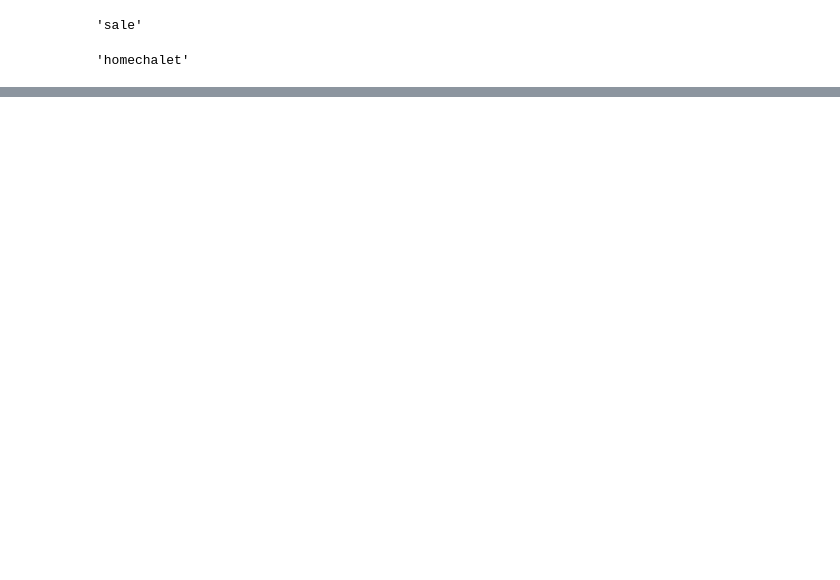
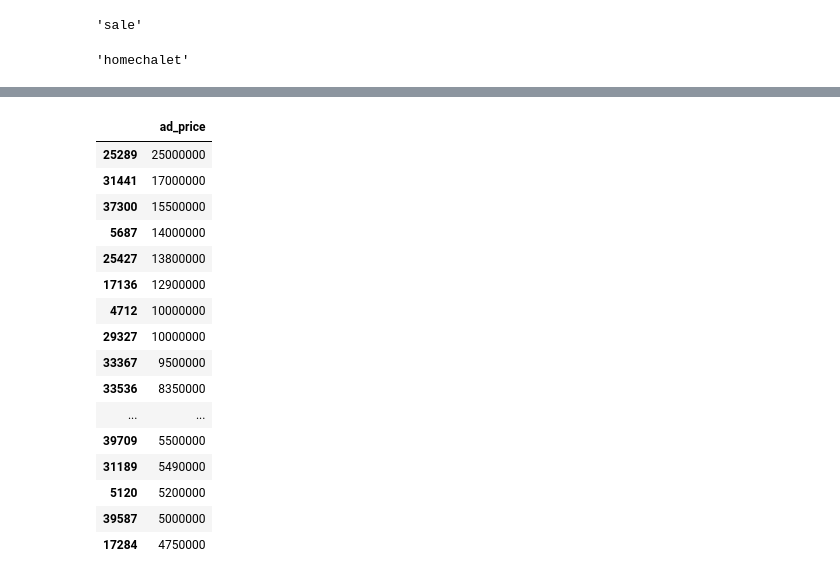
Before and after one commit to marcoayora/final_project, a Jupyter notebook: Notebooks/exploration_idea.ipynb, the cells around one changed output, grey strips where cells are left out. Saved outputs shown, nothing was run; the diff lists cells and outputs as text; code cells hidden in the pictures; blank space fills up the shorter version.

```diff
--- a/Notebooks/exploration_idea.ipynb
+++ b/Notebooks/exploration_idea.ipynb
@@ -100,3 +106,25 @@ df[['ad_builttype_Value']]
+# %%
+sorted_df = df[['ad_price']].sort_values(by='ad_price', ascending=False)
+# %%
+sorted_df.head(20)
+# %% [output]
+|  | ad_price |
+| 25289 | 25000000 |
+| 31441 | 17000000 |
+| 37300 | 15500000 |
+| 5687 | 14000000 |
+| 25427 | 13800000 |
+| 17136 | 12900000 |
+| 4712 | 10000000 |
+| 29327 | 10000000 |
+| 33367 | 9500000 |
+| 33536 | 8350000 |
+| ... | ... |
+| 39709 | 5500000 |
+| 31189 | 5490000 |
+| 5120 | 5200000 |
+| 39587 | 5000000 |
+| 17284 | 4750000 |
 # %%
 """
 We can observe many null values but thanks to our data provided we know that many of those null values aren't actual null values replacable one.
```
Also changed, not shown: parts of 3 cells of this notebook, 4 other files.
